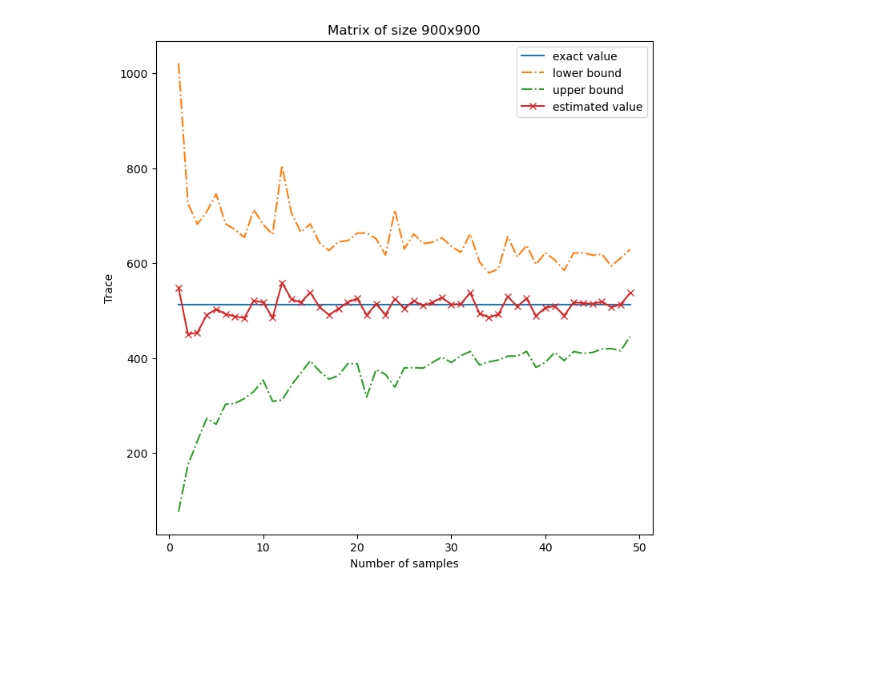
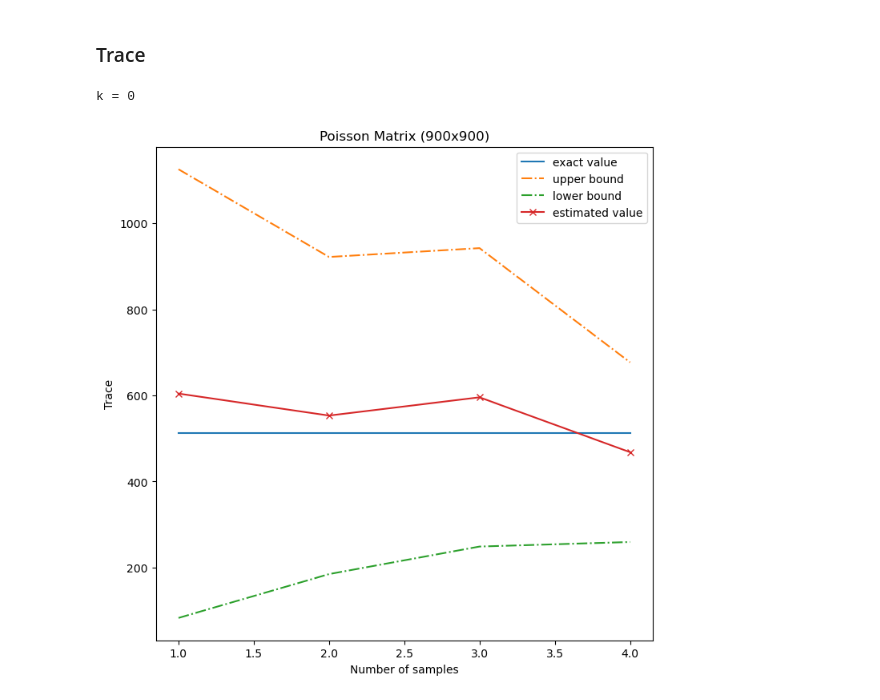
Before and after one commit to Aurenore/CLAProject_TraceEstimator, a Jupyter notebook: graphs.ipynb, the cells around one changed output. Cells and saved outputs as stored; diff of their text form; code cells hidden in the pictures; blank space fills up the shorter version.

Commit message:
other estimators, and improved graph function.

```diff
--- a/graphs.ipynb
+++ b/graphs.ipynb
@@ -6,10 +6,17 @@ from matrices import *
 import time
 from scipy.linalg import block_diag
 from helpers import *
+# %% [markdown]
+### Trace
 # %%
 #Poisson matrix
+def f(x):
+        return 1/x
+
 poisson_matrix=Poisson_function(30)
-Ms = np.arange(1, 50)
-graph(poisson_matrix, Ms, 'poisson_matrix')
+I_ex = np.trace(np.linalg.inv(poisson_matrix))
+Ms = np.arange(1, 5)
+graph(poisson_matrix, Ms, f, I_ex, matrixlabel='Poisson Matrix', savefile='poisson_matrix_trace', ylabel='Trace')
 # %% [output]
+k = 0
-[figure, old version]
+[figure, new version]
```
Also changed, not shown: parts of 2 cells of this notebook, 2 other files.
